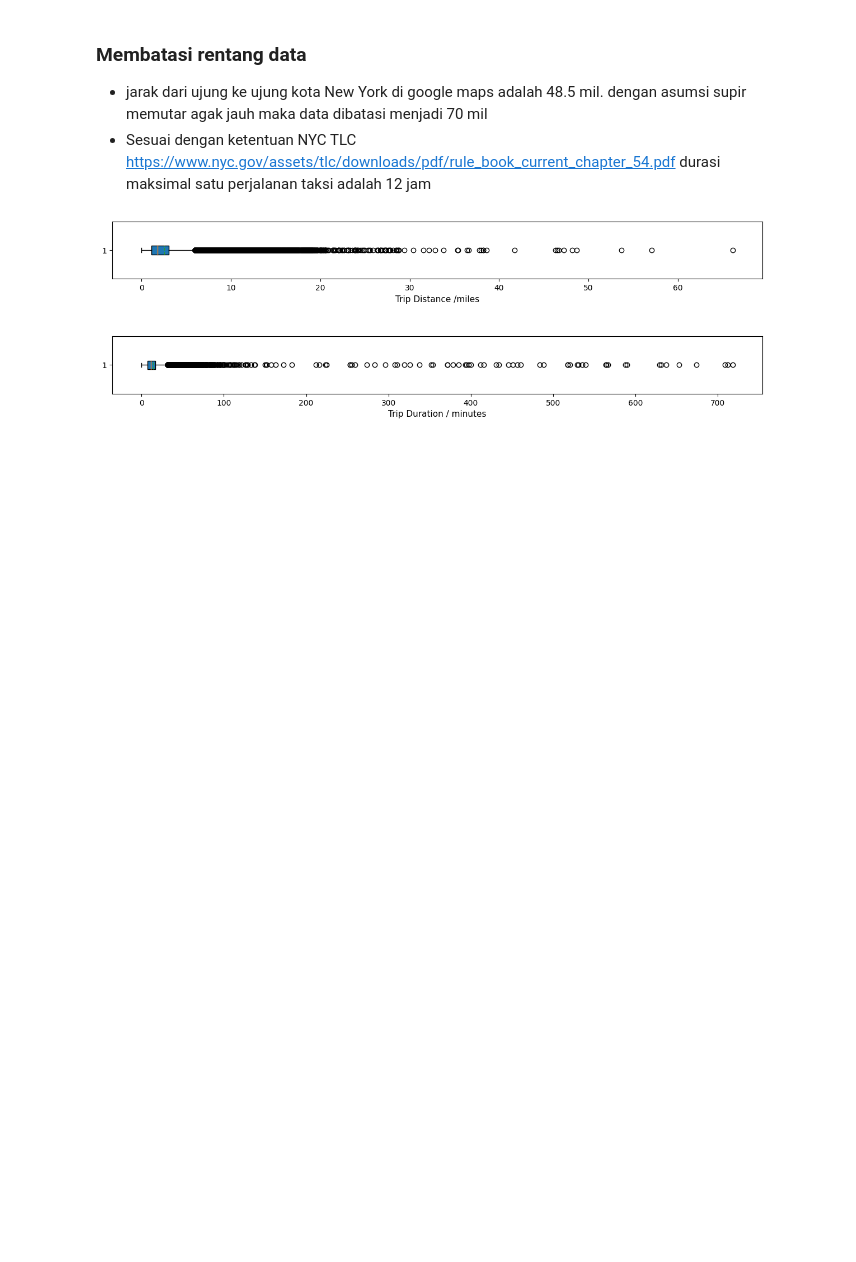
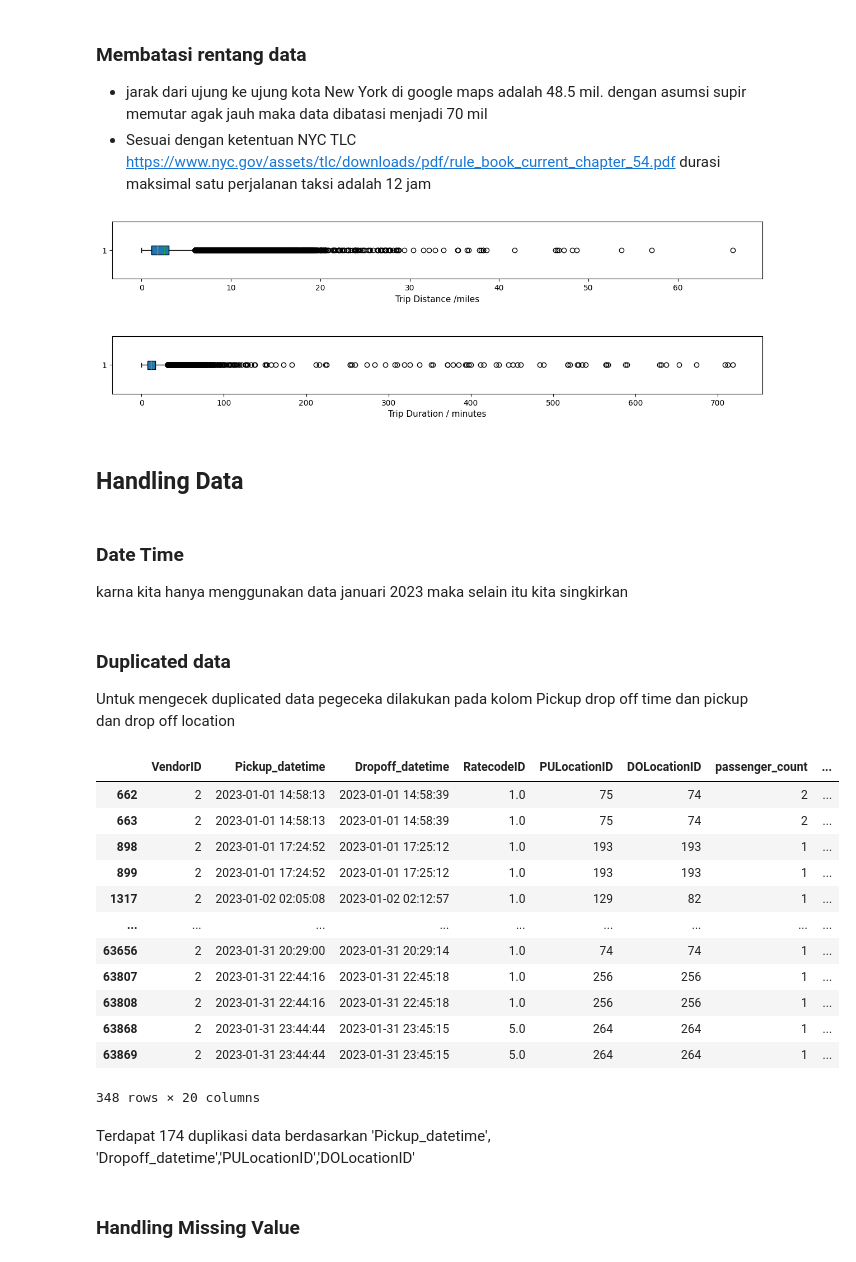
Before and after one commit to Abrahamtarra/NYC-TLC-Trip-Record, a Jupyter notebook: notebooks/DataPreparation.ipynb, the cells around one changed output. Saved outputs shown, nothing was run; the diff lists cells and outputs as text; code cells hidden in the pictures; blank space fills up the shorter version.

```diff
--- a/notebooks/DataPreparation.ipynb
+++ b/notebooks/DataPreparation.ipynb
@@ -348,3 +350,31 @@ plt.subplots_adjust(left=None, bottom=None, right=None, top=None, wspace=1.5, hs
 plt.show()
 # %% [output]
 [figure]
+# %% [markdown]
+## Handling Data
+# %% [markdown]
+### Date Time
+karna kita hanya menggunakan data januari 2023 maka selain itu kita singkirkan
+# %%
+df = df[(df.Pickup_datetime.apply(lambda x: x.year) == 2023) & (df.Pickup_datetime.apply(lambda x: x.month) == 1)]
+# %% [markdown]
+### Duplicated data
+Untuk mengecek duplicated data pegeceka dilakukan pada kolom Pickup drop off time dan pickup dan drop off location
+# %%
+df[df.duplicated(subset=['Pickup_datetime', 'Dropoff_datetime','PULocationID','DOLocationID'], keep=False)]
+# %% [output]
+|  | VendorID | Pickup_datetime | Dropoff_datetime | RatecodeID | PULocationID | DOLocationID | passenger_count | ... |
+| 662 | 2 | 2023-01-01 14:58:13 | 2023-01-01 14:58:39 | 1.0 | 75 | 74 | 2 | ... |
+| 663 | 2 | 2023-01-01 14:58:13 | 2023-01-01 14:58:39 | 1.0 | 75 | 74 | 2 | ... |
+| 898 | 2 | 2023-01-01 17:24:52 | 2023-01-01 17:25:12 | 1.0 | 193 | 193 | 1 | ... |
+| 899 | 2 | 2023-01-01 17:24:52 | 2023-01-01 17:25:12 | 1.0 | 193 | 193 | 1 | ... |
+| 1317 | 2 | 2023-01-02 02:05:08 | 2023-01-02 02:12:57 | 1.0 | 129 | 82 | 1 | ... |
+| ... | ... | ... | ... | ... | ... | ... | ... | ... |
+| 63656 | 2 | 2023-01-31 20:29:00 | 2023-01-31 20:29:14 | 1.0 | 74 | 74 | 1 | ... |
+| 63807 | 2 | 2023-01-31 22:44:16 | 2023-01-31 22:45:18 | 1.0 | 256 | 256 | 1 | ... |
+| 63808 | 2 | 2023-01-31 22:44:16 | 2023-01-31 22:45:18 | 1.0 | 256 | 256 | 1 | ... |
+| 63868 | 2 | 2023-01-31 23:44:44 | 2023-01-31 23:45:15 | 5.0 | 264 | 264 | 1 | ... |
+| 63869 | 2 | 2023-01-31 23:44:44 | 2023-01-31 23:45:15 | 5.0 | 264 | 264 | 1 | ... |
+348 rows × 20 columns
+# %% [markdown]
+Terdapat 174 duplikasi data berdasarkan 'Pickup_datetime', 'Dropoff_datetime','PULocationID','DOLocationID'
@@ -350,0 +383,2 @@ plt.show()
+# %% [markdown]
+### Handling Missing Value
```
Also changed, not shown: parts of 44 cells of this notebook.
